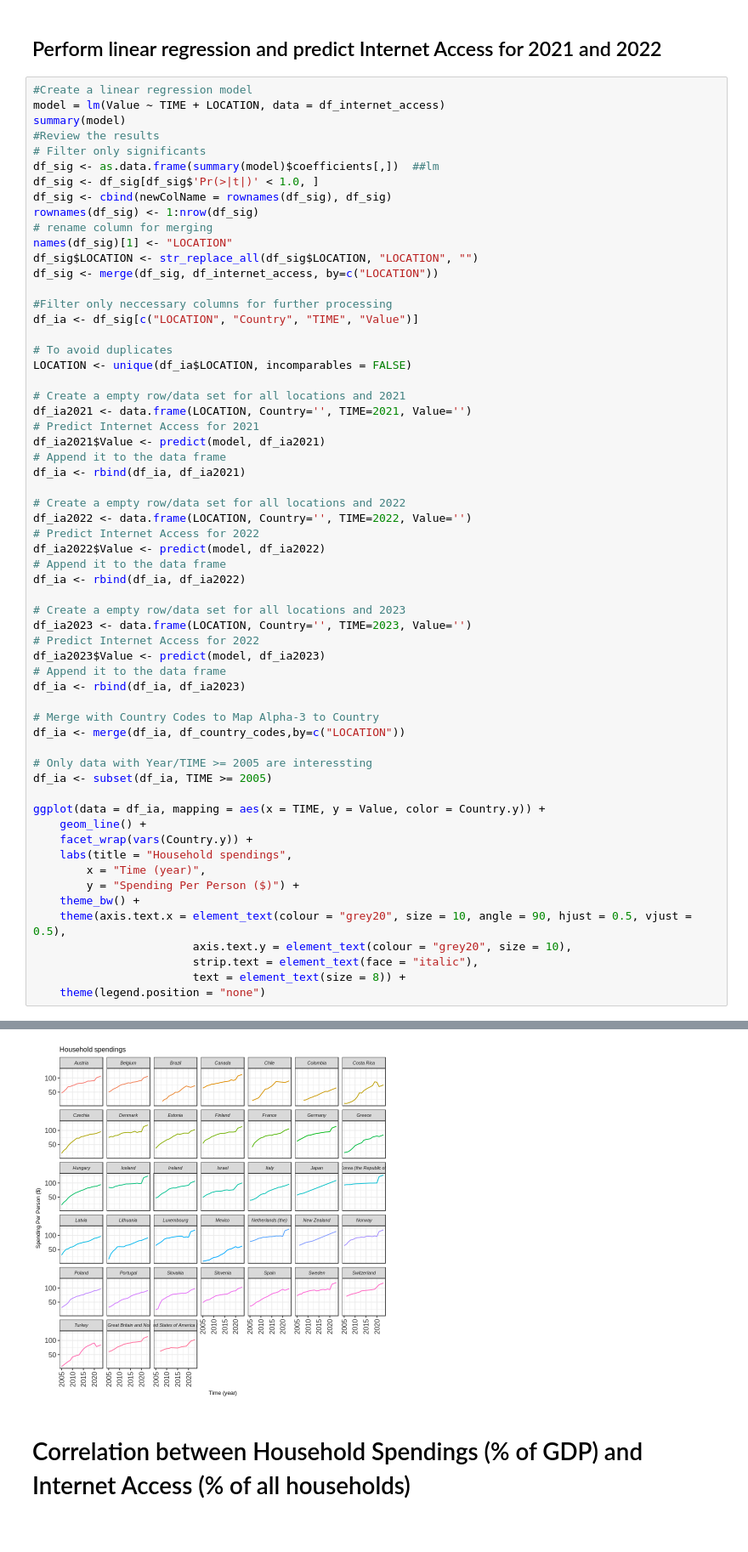
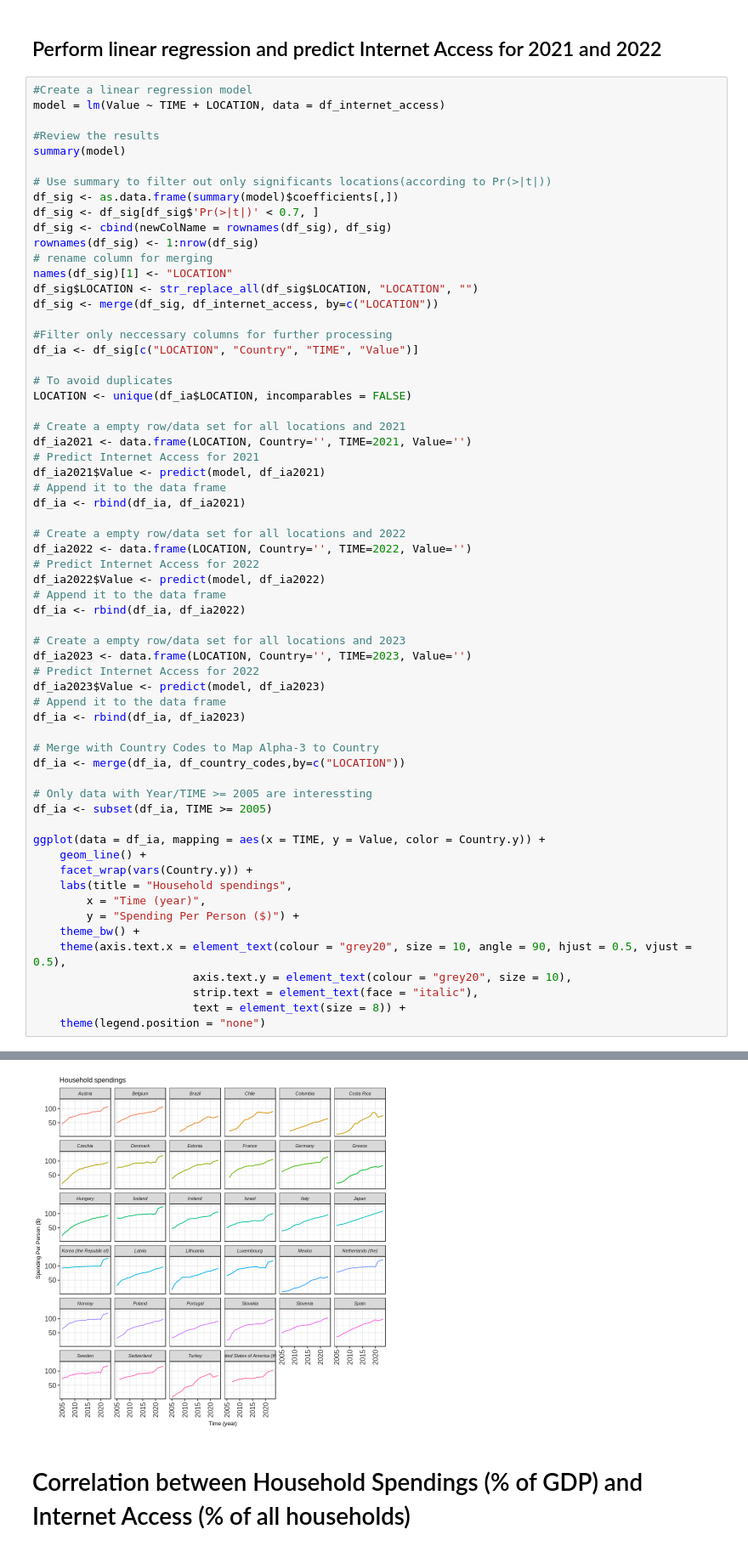
Before and after one commit to patdring/NewAppMarkets, a Jupyter notebook: CS_Fallstudie.ipynb, the cells around one changed output, grey strips where cells are left out. Shown: that part at 85% size. Drawn from its saved outputs; the diff is of its cells as text.

```diff
--- a/CS_Fallstudie.ipynb
+++ b/CS_Fallstudie.ipynb
@@ -284,11 +284,13 @@ ggplot(data = df_hs, mapping = aes(x = TIME.y, y = PerPersonSpending, color = Co
 # %%
 #Create a linear regression model
 model = lm(Value ~ TIME + LOCATION, data = df_internet_access)
+
+#Review the results
 summary(model)
-#Review the results
-# Filter only significants
-df_sig <- as.data.frame(summary(model)$coefficients[,])  ##lm
-df_sig <- df_sig[df_sig$'Pr(>|t|)' < 1.0, ]
+
+# Use summary to filter out only significants locations(according to Pr(>|t|))
+df_sig <- as.data.frame(summary(model)$coefficients[,])
+df_sig <- df_sig[df_sig$'Pr(>|t|)' < 0.7, ]
 df_sig <- cbind(newColName = rownames(df_sig), df_sig)
 rownames(df_sig) <- 1:nrow(df_sig)
 # rename column for merging
@@ -332,34 +334,34 @@ df_ia <- subset(df_ia, TIME >= 2005)
 ggplot(data = df_ia, mapping = aes(x = TIME, y = Value, color = Country.y)) +
     geom_line() +
     facet_wrap(vars(Country.y)) +
     labs(title = "Household spendings",
         x = "Time (year)",
         y = "Spending Per Person ($)") +
     theme_bw() +
     theme(axis.text.x = element_text(colour = "grey20", size = 10, angle = 90, hjust = 0.5, vjust = 0.5),
                         axis.text.y = element_text(colour = "grey20", size = 10),
                         strip.text = element_text(face = "italic"),
                         text = element_text(size = 8)) +
     theme(legend.position = "none")
 # %% [output]
 Call:
 lm(formula = Value ~ TIME + LOCATION, data = df_internet_access)
 
 Residuals:
     Min      1Q  Median      3Q     Max
 -23.936  -3.631   1.156   4.639  22.957
 
 Coefficients:
               Estimate Std. Error t value Pr(>|t|)
 (Intercept) -5.807e+03  1.362e+02 -42.651  < 2e-16 ***
 TIME         2.927e+00  6.774e-02  43.207  < 2e-16 ***
 LOCATIONAUT -6.915e+00  3.094e+00  -2.235 0.025868 *
 ... (39 lines left out)
 
 Residual standard error: 7.133 on 516 degrees of freedom
 Multiple R-squared:  0.8959,    Adjusted R-squared:  0.8881
 F-statistic: 113.9 on 39 and 516 DF,  p-value: < 2.2e-16
-[figure, old version]
+[figure, new version]
 # %% [markdown]
 # Correlation between Household Spendings (% of GDP) and Internet Access (% of all households)
 # %%
```
Also changed, not shown: parts of 4 cells of this notebook.
